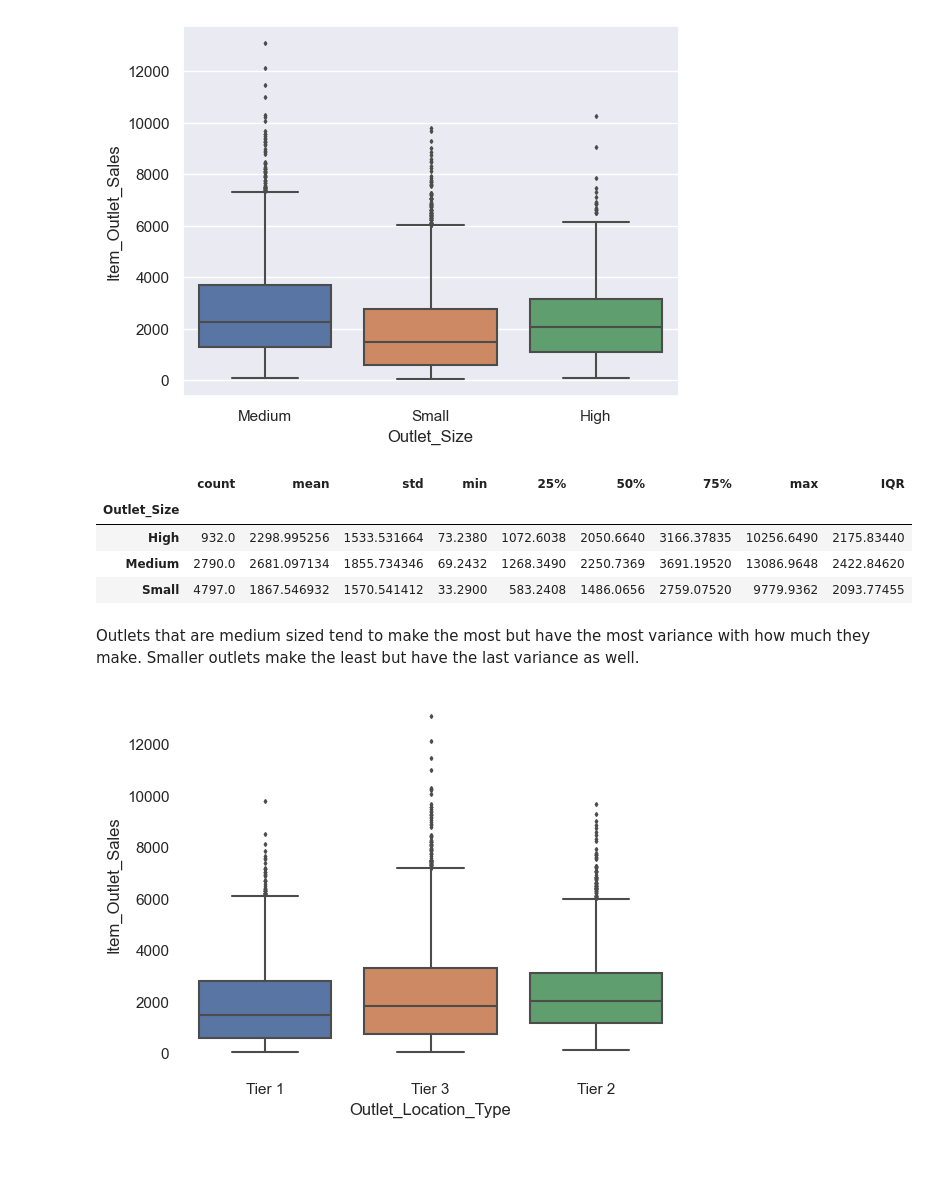
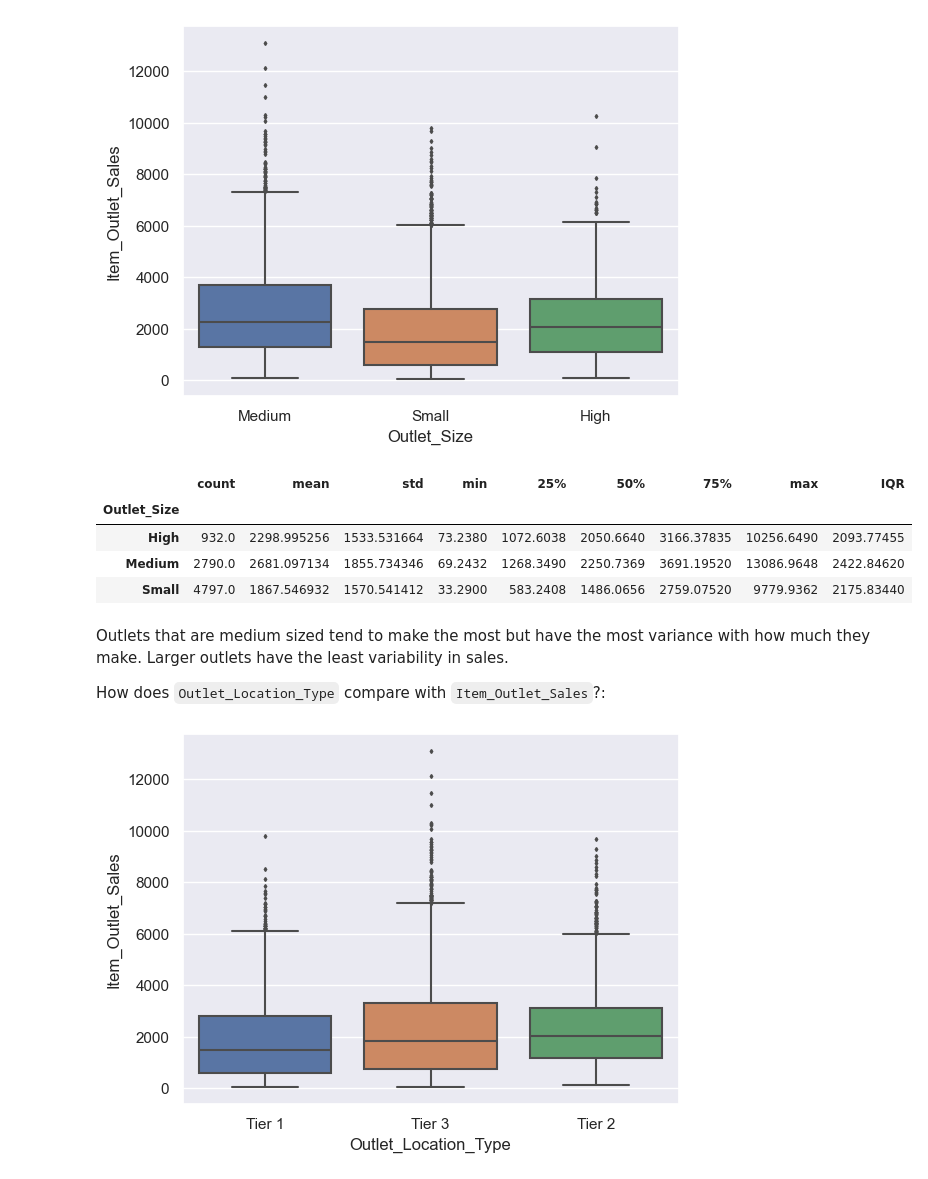
Before and after one commit to john-a-dixon/forecasting-food-sales, a Jupyter notebook: forecasting-food-sales.ipynb, the cells around one changed output. Saved outputs shown, nothing was run; the diff lists cells and outputs as text; code cells hidden in the pictures.

```diff
--- a/forecasting-food-sales.ipynb
+++ b/forecasting-food-sales.ipynb
@@ -609,20 +601,22 @@ sns.boxplot(data=food_sales_df, x='Outlet_Size', y='Item_Outlet_Sales', fliersiz
 # %%
 # Summary statistics for the boxplots above
 small_IQR = IQR(food_sales_df.loc[food_sales_df['Outlet_Size'] == 'Small', :], 'Item_Outlet_Sales')
 medium_IQR = IQR(food_sales_df.loc[food_sales_df['Outlet_Size'] == 'Medium', :], 'Item_Outlet_Sales')
 high_IQR = IQR(food_sales_df.loc[food_sales_df['Outlet_Size'] == 'High', :], 'Item_Outlet_Sales')
 summary = food_sales_df.groupby('Outlet_Size')['Item_Outlet_Sales'].describe()
 
-summary['IQR'] = [small_IQR, medium_IQR, high_IQR]
+summary['IQR'] = [high_IQR, medium_IQR, small_IQR]
 summary
 # %% [output]
 |  | count | mean | std | min | 25% | 50% | 75% | max | IQR |
 | Outlet_Size |  |  |  |  |  |  |  |  |  |
-| High | 932.0 | 2298.995256 | 1533.531664 | 73.2380 | 1072.6038 | 2050.6640 | 3166.37835 | 10256.6490 | 2175.83440 |
+| High | 932.0 | 2298.995256 | 1533.531664 | 73.2380 | 1072.6038 | 2050.6640 | 3166.37835 | 10256.6490 | 2093.77455 |
 | Medium | 2790.0 | 2681.097134 | 1855.734346 | 69.2432 | 1268.3490 | 2250.7369 | 3691.19520 | 13086.9648 | 2422.84620 |
-| Small | 4797.0 | 1867.546932 | 1570.541412 | 33.2900 | 583.2408 | 1486.0656 | 2759.07520 | 9779.9362 | 2093.77455 |
+| Small | 4797.0 | 1867.546932 | 1570.541412 | 33.2900 | 583.2408 | 1486.0656 | 2759.07520 | 9779.9362 | 2175.83440 |
 # %% [markdown]
-Outlets that are medium sized tend to make the most but have the most variance with how much they make. Smaller outlets make the least but have the last variance as well.
+Outlets that are medium sized tend to make the most but have the most variance with how much they make. Larger outlets have the least variability in sales.
+
+How does `Outlet_Location_Type` compare with `Item_Outlet_Sales`?:
 # %%
 # Create a boxplot showing how sales are influenced by fat content
 sns.boxplot(data=food_sales_df, x='Outlet_Location_Type', y='Item_Outlet_Sales', fliersize=2);
```
Also changed, not shown: parts of 12 cells of this notebook.
